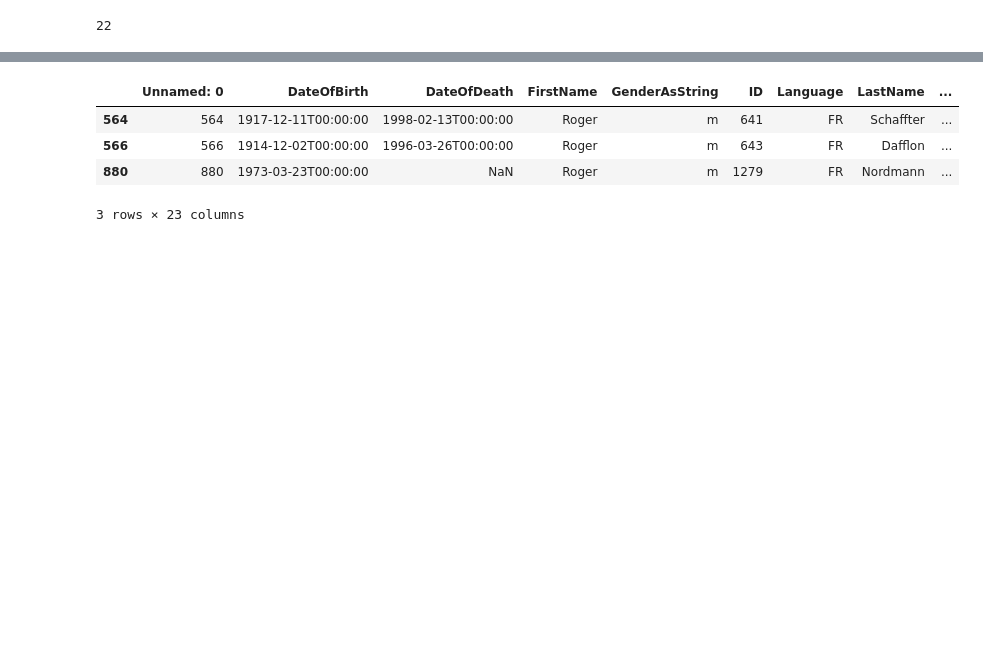
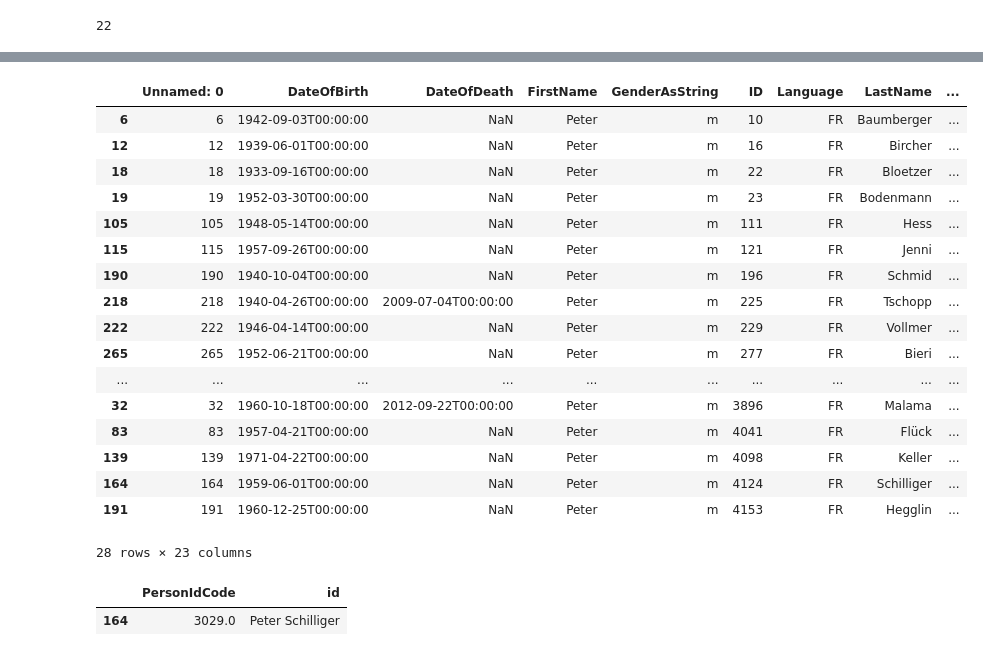
Before and after one commit to t-sanchez/ada-parliament-ML, a Jupyter notebook: 01-Scraping/04-scrap-pictures.ipynb, the cells around one changed output, grey strips where cells are left out. Cells and saved outputs as stored; diff of their text form; code cells hidden in the pictures; blank space fills up the shorter version.

```diff
--- a/01-Scraping/04-scrap-pictures.ipynb
+++ b/01-Scraping/04-scrap-pictures.ipynb
@@ -56,12 +58,30 @@ KeyboardInterrupt:
 # %%
-datas[datas["FirstName"] == "Roger"]
+datas[datas["FirstName"] == "Peter"]
 # %% [output]
 |  | Unnamed: 0 | DateOfBirth | DateOfDeath | FirstName | GenderAsString | ID | Language | LastName | ... |
-| 564 | 564 | 1917-12-11T00:00:00 | 1998-02-13T00:00:00 | Roger | m | 641 | FR | Schaffter | ... |
-| 566 | 566 | 1914-12-02T00:00:00 | 1996-03-26T00:00:00 | Roger | m | 643 | FR | Dafflon | ... |
-| 880 | 880 | 1973-03-23T00:00:00 | NaN | Roger | m | 1279 | FR | Nordmann | ... |
+| 6 | 6 | 1942-09-03T00:00:00 | NaN | Peter | m | 10 | FR | Baumberger | ... |
+| 12 | 12 | 1939-06-01T00:00:00 | NaN | Peter | m | 16 | FR | Bircher | ... |
+| 18 | 18 | 1933-09-16T00:00:00 | NaN | Peter | m | 22 | FR | Bloetzer | ... |
+| 19 | 19 | 1952-03-30T00:00:00 | NaN | Peter | m | 23 | FR | Bodenmann | ... |
+| 105 | 105 | 1948-05-14T00:00:00 | NaN | Peter | m | 111 | FR | Hess | ... |
+| 115 | 115 | 1957-09-26T00:00:00 | NaN | Peter | m | 121 | FR | Jenni | ... |
+| 190 | 190 | 1940-10-04T00:00:00 | NaN | Peter | m | 196 | FR | Schmid | ... |
+| 218 | 218 | 1940-04-26T00:00:00 | 2009-07-04T00:00:00 | Peter | m | 225 | FR | Tschopp | ... |
+| 222 | 222 | 1946-04-14T00:00:00 | NaN | Peter | m | 229 | FR | Vollmer | ... |
+| 265 | 265 | 1952-06-21T00:00:00 | NaN | Peter | m | 277 | FR | Bieri | ... |
+| ... | ... | ... | ... | ... | ... | ... | ... | ... | ... |
+| 32 | 32 | 1960-10-18T00:00:00 | 2012-09-22T00:00:00 | Peter | m | 3896 | FR | Malama | ... |
+| 83 | 83 | 1957-04-21T00:00:00 | NaN | Peter | m | 4041 | FR | Flück | ... |
+| 139 | 139 | 1971-04-22T00:00:00 | NaN | Peter | m | 4098 | FR | Keller | ... |
+| 164 | 164 | 1959-06-01T00:00:00 | NaN | Peter | m | 4124 | FR | Schilliger | ... |
+| 191 | 191 | 1960-12-25T00:00:00 | NaN | Peter | m | 4153 | FR | Hegglin | ... |
-3 rows × 23 columns
+28 rows × 23 columns
 # %%
 datas['id'] = datas['FirstName']+' '+datas['LastName']
 links = datas[["PersonIdCode"  ,"id"]]
+# %%
+links[links['id']== "Peter Schilliger"]
+# %% [output]
+|  | PersonIdCode | id |
+| 164 | 3029.0 | Peter Schilliger |
 # %%
```
Also changed, not shown: parts of 5 cells of this notebook, 27 other files.
